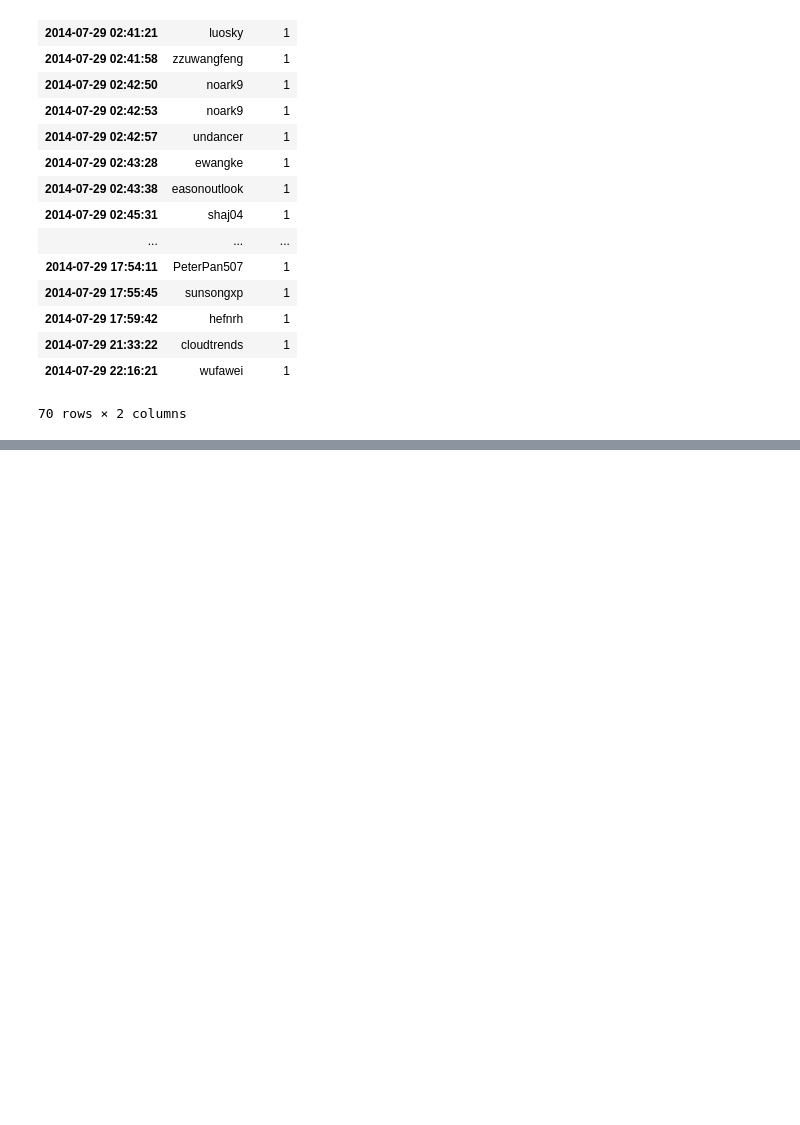
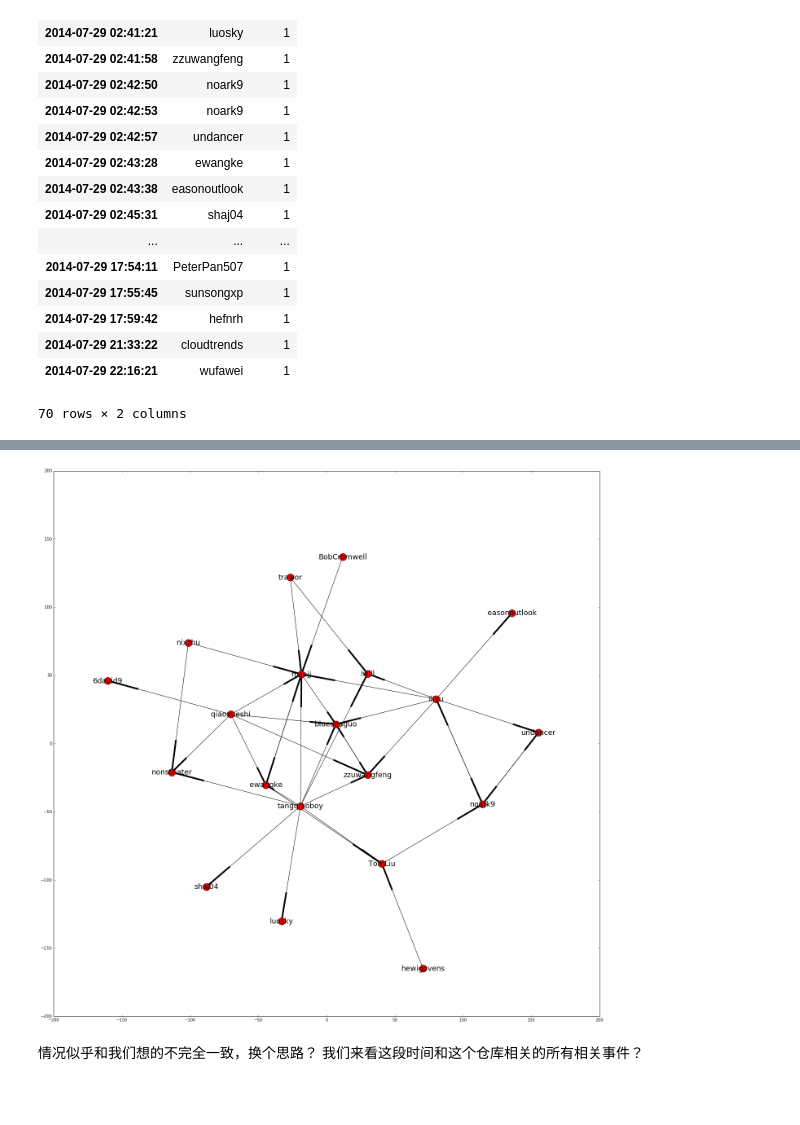
Before and after one commit to ftao/github-spread-analyze, a Jupyter notebook: github-spread.ipynb, the cells around one changed output, grey strips where cells are left out. Cells and saved outputs as stored; diff of their text form; code cells hidden in the pictures; blank space fills up the shorter version.

````diff
--- a/github-spread.ipynb
+++ b/github-spread.ipynb
@@ -482,0 +507,11 @@ Traceback (most recent call last):
+# %%
+plt.figure(figsize=(24,24))
+pos=nx.pygraphviz_layout(G)
+nx.draw_networkx(G, font_size=18, pos=pos)
+# %% [output]
+[figure, added]
+# %% [markdown]
+情况似乎和我们想的不完全一致，换个思路？ 我们来看这段时间和这个仓库相关的所有相关事件？
+```sql
+
+```
````
Also changed, not shown: parts of 15 cells of this notebook, 5 other files.
